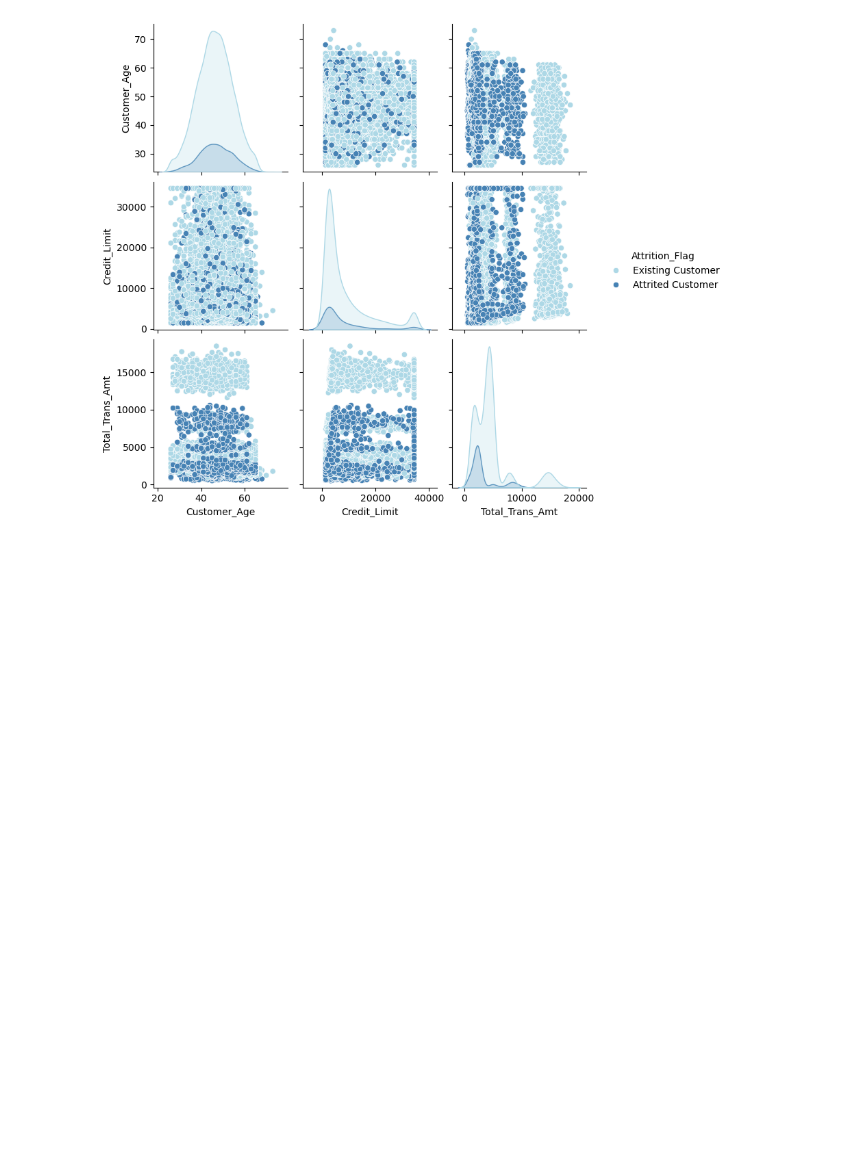
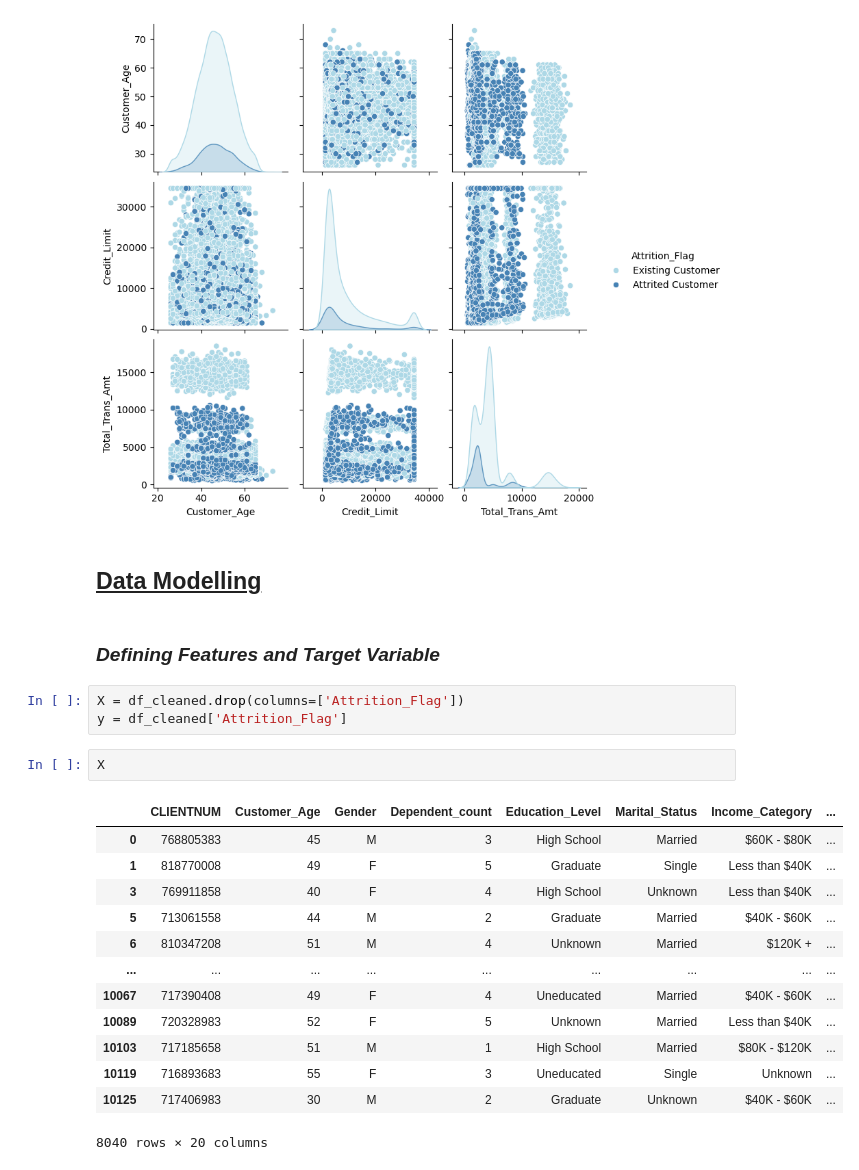
Before and after one commit to labelenn/Predicting-Bank-Customer-Attrition, a Jupyter notebook: customer_attrition.ipynb, the cells around one changed output. Saved outputs shown, nothing was run; the diff lists cells and outputs as text; blank space fills up the shorter version.

Commit message:
Data Modelling and Model Evaluation complete

```diff
--- a/customer_attrition.ipynb
+++ b/customer_attrition.ipynb
@@ -190,3 +190,26 @@ sns.pairplot(df[['Customer_Age', 'Credit_Limit', 'Total_Trans_Amt', 'Attrition_F
 plt.show()
 # %% [output]
 [figure]
+# %% [markdown]
+<h2><u>Data Modelling</u></h2>
+# %% [markdown]
+<h3><i>Defining Features and Target Variable</i></h3>
+# %%
+X = df_cleaned.drop(columns=['Attrition_Flag'])
+y = df_cleaned['Attrition_Flag']
+# %%
+X
+# %% [output]
+|  | CLIENTNUM | Customer_Age | Gender | Dependent_count | Education_Level | Marital_Status | Income_Category | ... |
+| 0 | 768805383 | 45 | M | 3 | High School | Married | $60K - $80K | ... |
+| 1 | 818770008 | 49 | F | 5 | Graduate | Single | Less than $40K | ... |
+| 3 | 769911858 | 40 | F | 4 | High School | Unknown | Less than $40K | ... |
+| 5 | 713061558 | 44 | M | 2 | Graduate | Married | $40K - $60K | ... |
+| 6 | 810347208 | 51 | M | 4 | Unknown | Married | $120K + | ... |
+| ... | ... | ... | ... | ... | ... | ... | ... | ... |
+| 10067 | 717390408 | 49 | F | 4 | Uneducated | Married | $40K - $60K | ... |
+| 10089 | 720328983 | 52 | F | 5 | Unknown | Married | Less than $40K | ... |
+| 10103 | 717185658 | 51 | M | 1 | High School | Married | $80K - $120K | ... |
+| 10119 | 716893683 | 55 | F | 3 | Uneducated | Single | Unknown | ... |
+| 10125 | 717406983 | 30 | M | 2 | Graduate | Unknown | $40K - $60K | ... |
+8040 rows × 20 columns
```
Also changed, not shown: parts of 21 cells of this notebook, 1 other file.
